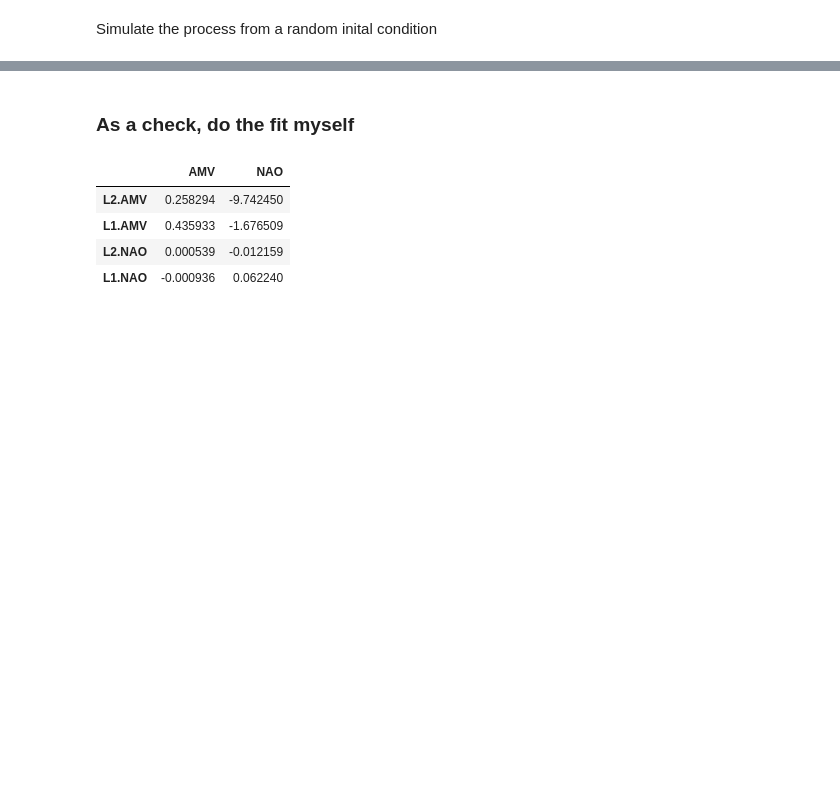
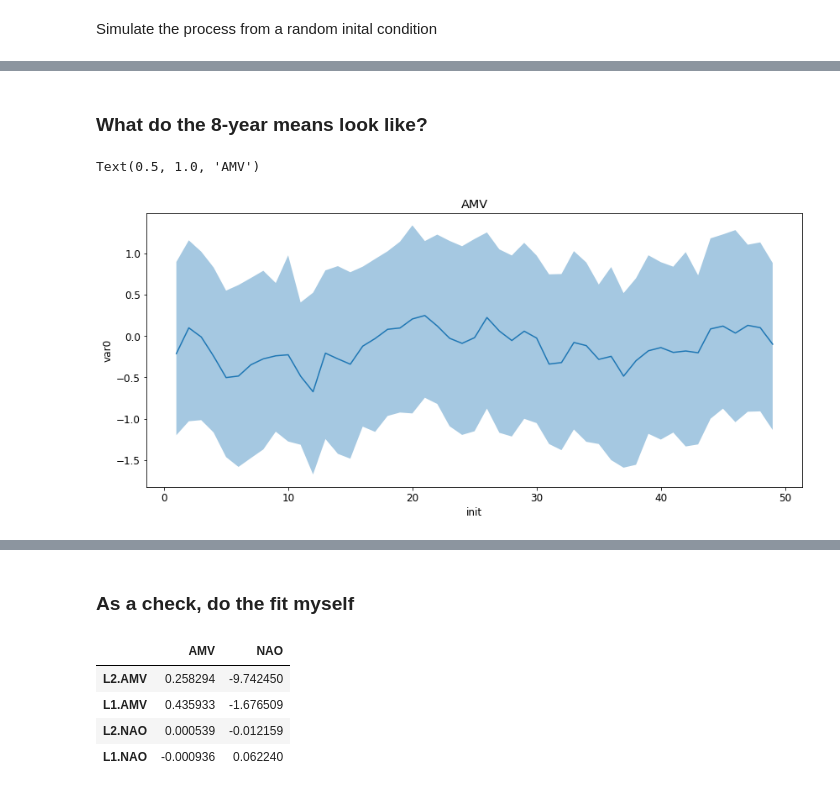
Before and after one commit to dougiesquire/Squire_2022_correlation, a Jupyter notebook: notebooks/exploratory/try_VAR.ipynb, the cells around one changed output, grey strips where cells are left out. Drawn from its saved outputs; the diff is of its cells as text; code cells hidden in the pictures; blank space fills up the shorter version.

```diff
--- a/notebooks/exploratory/try_VAR.ipynb
+++ b/notebooks/exploratory/try_VAR.ipynb
@@ -378,0 +333,34 @@ inits_stacked = inits_stacked.reshape((inits_stacked.shape[0], -1))
+# %% [markdown]
+### What do the 8-year means look like?
+# %%
+n_times = 50
+n_samples = 1
+
+inits = []
+for _ in range(n_samples):
+    inits.append(res.simulate_var(steps=n_times + order)[order:, ...])
+inits = np.stack(inits, axis=1)
+# %%
+hcst = predict(
+    res.params.to_numpy(),
+    res.resid.std().to_numpy(),
+    inits,
+    n_steps=9,
+    n_members=169,
+).squeeze()
+# %%
+hcst_mean = hcst.sel(lead=slice(2, 9)).mean("lead")
+# %%
+to_plot = hcst_mean["var0"]
+
+plt.fill_between(
+    to_plot.init,
+    to_plot.quantile(0.05, dim="member"),
+    to_plot.quantile(0.95, dim="member"),
+    alpha=0.4,
+)
+to_plot.mean("member").plot()
+plt.title("AMV")
+# %% [output]
+Text(0.5, 1.0, 'AMV')
+[figure, added]
```
Also changed, not shown: parts of 60 cells of this notebook, 1 other file.
